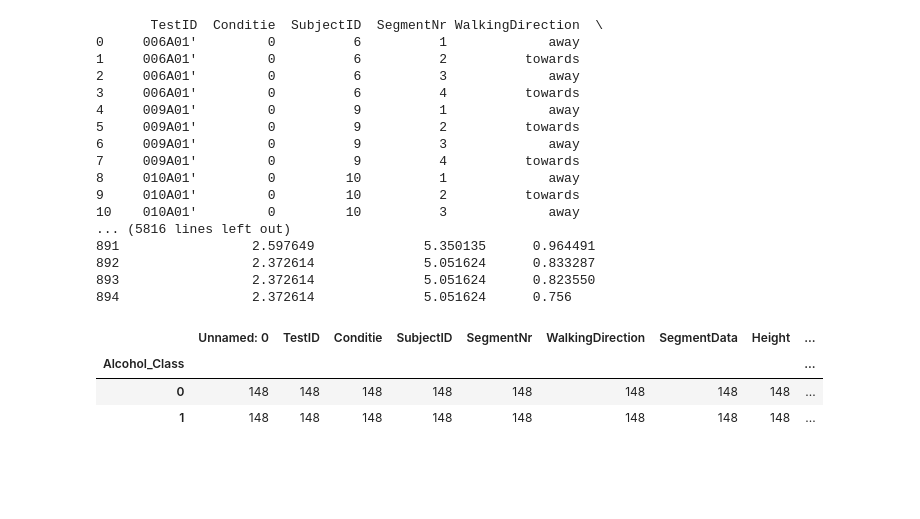
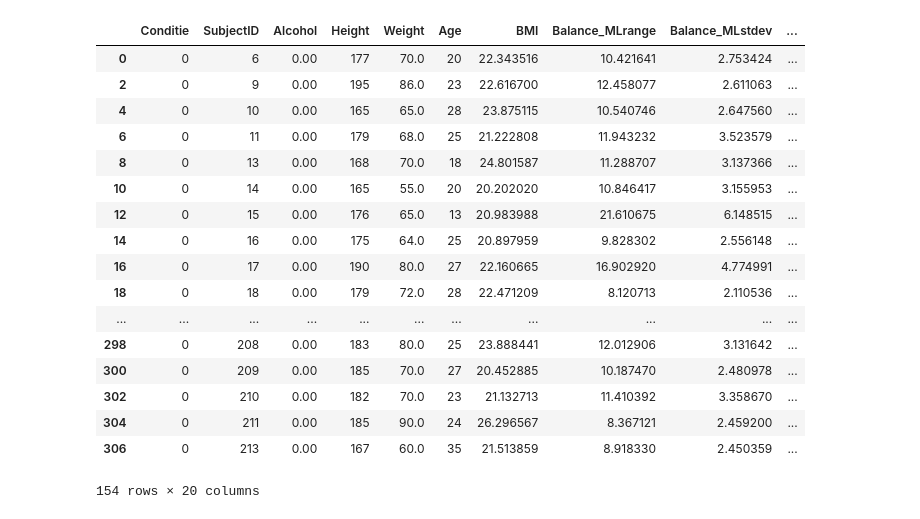
Before and after one commit to VivienvV/fallrisk, a Jupyter notebook: Machine_learning/Log_alcohol.ipynb, the cells around one changed output. Saved outputs shown, nothing was run; the diff lists cells and outputs as text; code cells hidden in the pictures; blank space fills up the shorter version.

```diff
--- a/Machine_learning/Log_alcohol.ipynb
+++ b/Machine_learning/Log_alcohol.ipynb
@@ -2,68 +2,61 @@
 import pandas as pd
 import numpy as np
 import matplotlib.pyplot as plt
 from sklearn import tree
 from sklearn.tree import DecisionTreeClassifier
 from sklearn.metrics import classification_report, confusion_matrix, precision_recall_fscore_support, accuracy_score
 from sklearn.linear_model import LogisticRegression
 from sklearn import datasets
 from sklearn.metrics import accuracy_score
 from sklearn.metrics import classification_report
 from sklearn.model_selection import train_test_split
 from scipy.io import loadmat
 import itertools
 from sklearn import metrics
 from sklearn.naive_bayes import GaussianNB
 from sklearn.neighbors import KNeighborsRegressor
 from sklearn.neighbors import KNeighborsClassifier
 from sklearn.metrics import confusion_matrix, accuracy_score
 from sklearn.model_selection import cross_val_score
 from sklearn import tree
 from sklearn.neural_network import MLPClassifier
 from sklearn.preprocessing import StandardScaler
 from sklearn.decomposition import PCA
 from sklearn.discriminant_analysis import LinearDiscriminantAnalysis as LDA
 np.set_printoptions(threshold=np.nan)
 
-pdata = pd.read_csv("../Data/preprocessed_alcoholdata_balance.csv")
+pdata = pd.read_csv("../Data/preprocessed_alcoholperson_balance.csv")
 # pdata = pdata.drop(["Unnamed: 0"], axis=1)
 pdata['Conditie'] = pdata['Conditie'].map({'norm': 0,  'bril': 1})
+pdata = pdata.drop(pdata[pdata["Conditie"] > 0].index)
+# pdata = pdata.drop(pdata[pdata.Alcohol.eq(0)].sample(82).index)
+
+pdata['Alcohol_Class'] = pdata['Alcohol'].astype(float)
+conditions = [
+    (pdata['Alcohol'] < 0),
+    (pdata['Alcohol'] > 0)]
+choices = [0,1]
+pdata['Alcohol_Class'] = np.select(conditions, choices, default=0)
+pdata.groupby('Alcohol_Class').count()
 pdata
-with pd.option_context('display.max_rows', None, 'display.max_columns', None):
-    display(pdata)
+# with pd.option_context('display.max_rows', None, 'display.max_columns', None):
+#     display(pdata)
 # %% [output]
+|  | Conditie | SubjectID | Alcohol | Height | Weight | Age | BMI | Balance_MLrange | Balance_MLstdev | ... |
+| 0 | 0 | 6 | 0.00 | 177 | 70.0 | 20 | 22.343516 | 10.421641 | 2.753424 | ... |
+| 2 | 0 | 9 | 0.00 | 195 | 86.0 | 23 | 22.616700 | 12.458077 | 2.611063 | ... |
+| 4 | 0 | 10 | 0.00 | 165 | 65.0 | 28 | 23.875115 | 10.540746 | 2.647560 | ... |
+| 6 | 0 | 11 | 0.00 | 179 | 68.0 | 25 | 21.222808 | 11.943232 | 3.523579 | ... |
+| 8 | 0 | 13 | 0.00 | 168 | 70.0 | 18 | 24.801587 | 11.288707 | 3.137366 | ... |
+| 10 | 0 | 14 | 0.00 | 165 | 55.0 | 20 | 20.202020 | 10.846417 | 3.155953 | ... |
+| 12 | 0 | 15 | 0.00 | 176 | 65.0 | 13 | 20.983988 | 21.610675 | 6.148515 | ... |
+| 14 | 0 | 16 | 0.00 | 175 | 64.0 | 25 | 20.897959 | 9.828302 | 2.556148 | ... |
+| 16 | 0 | 17 | 0.00 | 190 | 80.0 | 27 | 22.160665 | 16.902920 | 4.774991 | ... |
+| 18 | 0 | 18 | 0.00 | 179 | 72.0 | 28 | 22.471209 | 8.120713 | 2.110536 | ... |
+| ... | ... | ... | ... | ... | ... | ... | ... | ... | ... | ... |
+| 298 | 0 | 208 | 0.00 | 183 | 80.0 | 25 | 23.888441 | 12.012906 | 3.131642 | ... |
+| 300 | 0 | 209 | 0.00 | 185 | 70.0 | 27 | 20.452885 | 10.187470 | 2.480978 | ... |
+| 302 | 0 | 210 | 0.00 | 182 | 70.0 | 23 | 21.132713 | 11.410392 | 3.358670 | ... |
+| 304 | 0 | 211 | 0.00 | 185 | 90.0 | 24 | 26.296567 | 8.367121 | 2.459200 | ... |
+| 306 | 0 | 213 | 0.00 | 167 | 60.0 | 35 | 21.513859 | 8.918330 | 2.450359 | ... |
-       TestID  Conditie  SubjectID  SegmentNr WalkingDirection  \
-0     006A01'         0          6          1             away
-1     006A01'         0          6          2          towards
-2     006A01'         0          6          3             away
-3     006A01'         0          6          4          towards
-4     009A01'         0          9          1             away
-5     009A01'         0          9          2          towards
-6     009A01'         0          9          3             away
-7     009A01'         0          9          4          towards
-8     010A01'         0         10          1             away
-9     010A01'         0         10          2          towards
-10    010A01'         0         10          3             away
-... (5816 lines left out)
-891                 2.597649              5.350135      0.964491
-892                 2.372614              5.051624      0.833287
-893                 2.372614              5.051624      0.823550
-894                 2.372614              5.051624      0.756
+154 rows × 20 columns
-# %%
-adata = pd.read_csv("../Data/preprocessed_alcohol_balance.csv")
-adata['Conditie'] = adata['Conditie'].map({'norm': 0,  'bril': 1})
-adata['Alcohol_Class'] = adata['Alcohol_Class'].map({'Sober': 0,  'Light': 0, 'Tipsy': 1,  'Drunk': 1})
-adata = adata.drop(adata[adata.Alcohol.eq(0)].sample(424).index)
-adata.groupby('Alcohol_Class').count()
-
-# normdata = pd.read_csv("../Data/preprocessed_alcoholdata_full.csv")
-# normdata['Conditie'] = normdata['Conditie'].map({'norm': 0,  'bril': 1})
-# normdata = normdata.drop(normdata[normdata["Conditie"] > 0].index)
-# normdata['Alcohol'] = normdata['Alcohol'].map({'Sober': 0,  'Light': 1, 'Tipsy': 1,  'Drunk': 1})
-# normdata = normdata.drop(normdata[normdata.Alcohol.eq(0)].sample(104).index)
-# normdata.groupby('Alcohol').count()
-# %% [output]
-|  | Unnamed: 0 | TestID | Conditie | SubjectID | SegmentNr | WalkingDirection | SegmentData | Height | ... |
-| Alcohol_Class |  |  |  |  |  |  |  |  | ... |
-| 0 | 148 | 148 | 148 | 148 | 148 | 148 | 148 | 148 | ... |
-| 1 | 148 | 148 | 148 | 148 | 148 | 148 | 148 | 148 | ... |
```
Also changed, not shown: parts of 6 cells of this notebook, 3 other files.
